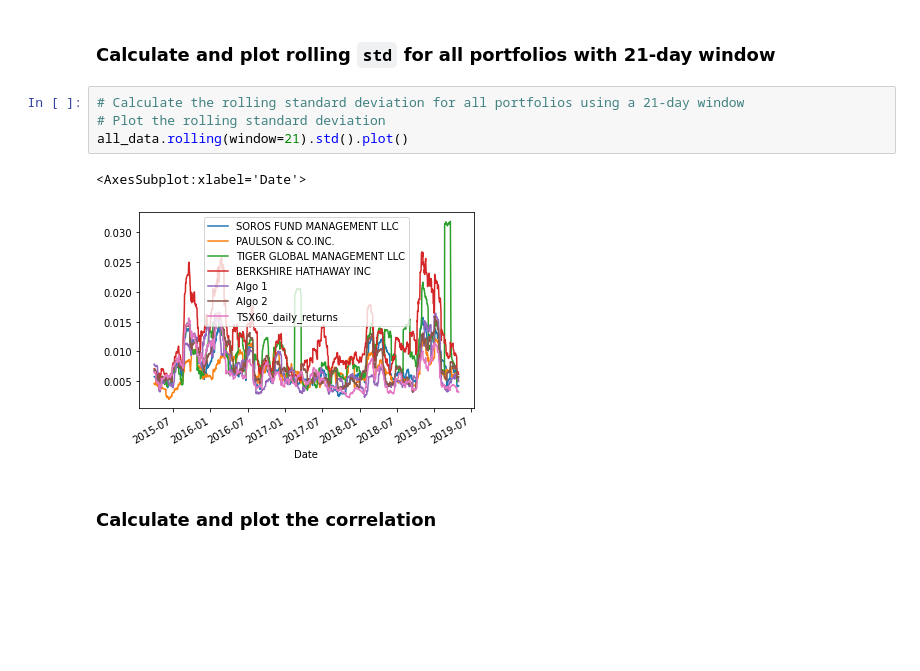
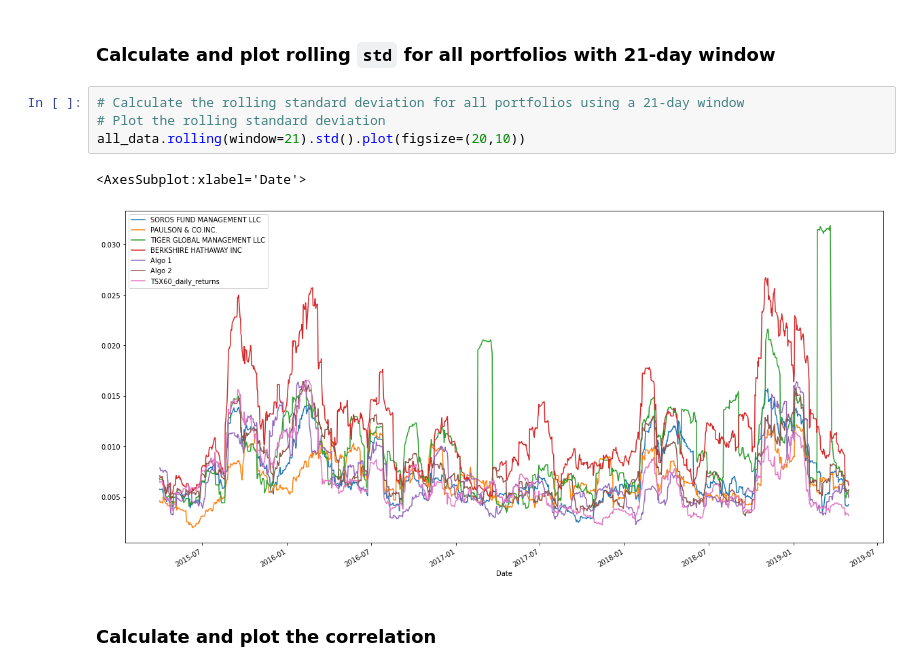
Before and after one commit to nhc12/04-Pandas-Homework, a Jupyter notebook: whale_analysis.ipynb, the cells around one changed output. Saved outputs shown, nothing was run; the diff lists cells and outputs as text; blank space fills up the shorter version.

Commit message:
replaced file with updated graph

```diff
--- a/whale_analysis.ipynb
+++ b/whale_analysis.ipynb
@@ -501,10 +501,10 @@ Risk changes over time. Analyze the rolling statistics for Risk and Beta.
 # %%
 # Calculate the rolling standard deviation for all portfolios using a 21-day window
 # Plot the rolling standard deviation
-all_data.rolling(window=21).std().plot()
+all_data.rolling(window=21).std().plot(figsize=(20,10))
 # %% [output]
 <AxesSubplot:xlabel='Date'>
-[figure, old version]
+[figure, new version]
 # %% [markdown]
 ### Calculate and plot the correlation
 # %%
```
